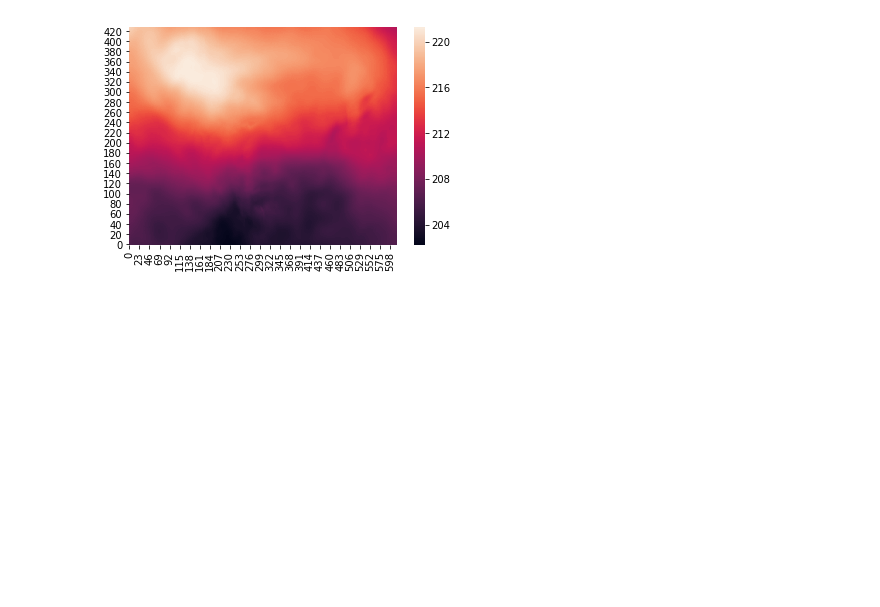
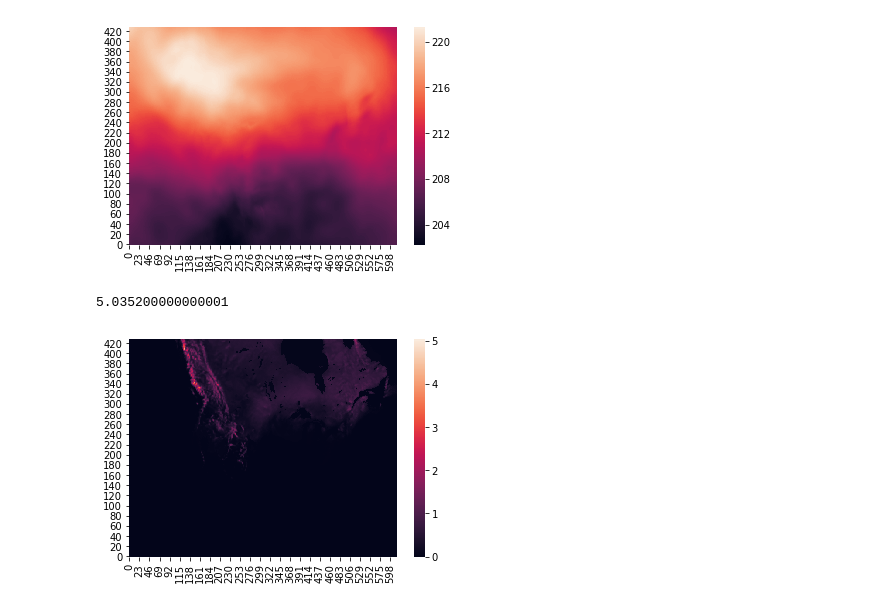
Before and after one commit to yuanzhou15/capstone-weather, a Jupyter notebook: rex/modnote.ipynb, the cells around one changed output. Cells and saved outputs as stored; diff of their text form; code cells hidden in the pictures; blank space fills up the shorter version.

Commit message:
added more heatmaps and follow along guides to modnote

```diff
--- a/rex/modnote.ipynb
+++ b/rex/modnote.ipynb
@@ -67,3 +67,32 @@ def print_grbs(grbs):
     """
     for grb in grbs:
         print(grb)
+# %%
+def list_year(filepath):
+    """
+    filepath: a string that includes the filepath to the folder containing all the months
+    Example: filepath = "/mnt/moddata" , output = {"/mnt/moddata/01/nam_218_20170101_1800_000.grb2", ...}
+    for all filepaths of the year 2017
+    """
+    subfolders = ["01", "02", "03", "04", "05", "06", "07", "08", "09", "10", "11", "12"]
+    month_days = ["31", "28", "31", "30", "31", "30", "31", "31", "30", "31", "30", "31"]
+    bands = ["0", "1", "2", "3", "6"]
+    lst = [] # an empty list
+
+    for i in range(len(subfolders)):
+        for j in range(1,int(month_days[i])):
+            for k in range(len(bands)):
+                if (j <= 9):
+                    lst.append(filepath + "/" + subfolders[i] + "/nam_218_2017" + subfolders[i] + "0" + str(j) +"_1800_00" + bands[k] + ".grb2")
+                elif (j > 9 and j <= 19):
+                    lst.append(filepath + "/" +subfolders[i] + "/nam_218_2017" + subfolders[i] + str(j) +"_1800_00" + bands[k] + ".grb2")
+                elif (j > 19 and j <= 29):
+                    lst.append(filepath + "/" +subfolders[i] + "/nam_218_2017" + subfolders[i] + str(j) +"_1800_00" + bands[k] + ".grb2")
+                else:
+                    lst.append(filepath + "/" +subfolders[i] + "/nam_218_2017" + subfolders[i] + str(j) +"_1800_00" + bands[k] + ".grb2")
+
+    return lst
+# %%
+path = "/mnt/moddata" # this is the path to the directory containing all the subdirectories 01, 02, 03, 04, etc
+paths = list_year(path) # this function returns a list of all filepaths starting from the path above
+print(paths[0]) # should print the filepath for 2017 January 1st Band 0
@@ -70,6 +101,6 @@ def print_grbs(grbs):
 # %%
 # let's view the very first data file
-jan_01_0 = "/mnt/moddata/01/nam_218_20170101_1800_000.grb2" # path to january 1st band 0
+jan_01_0 = paths[0] # path to january 1st band 0
 grbs = pygrib.open(jan_01_0)
 print(type(grbs)) # this should print <type 'pygrib.open'> if successful
 # %% [output]
@@ -115,5 +129,10 @@ print(temp_5000)
 # %%
 # by looking at the data above, the unit for temperature is kelvin (K)
+# there are multiple ways to extract data from a given "row"
+# .values is a numpy command used to return a numpy array
 temp_surf = grbs.select(name="Temperature")[0].values # temperature at the surface
 temp_2m = grbs.select(name="2 metre temperature")[0].values # temperature at 2m
 temp_5000 = grbs[58].values # index 58 is temperature at 5000m
+snow_depth = grbs[364].values # index 364 is snow depth
+soil_temp = grbs.select(name="Soil Temperature")[0].values
+lightning = grbs.select(name="Lightning")[0].values
@@ -187,3 +181,10 @@ print(np.max(temp_5000))
 # %% [output]
 221.26348876953125
 [figure]
+# %%
+ax = sns.heatmap(snow_depth, cbar='true')
+ax.invert_yaxis()
+print(np.max(snow_depth))
+# %% [output]
+5.035200000000001
+[figure, added]
```
Also changed, not shown: parts of 8 cells of this notebook.
